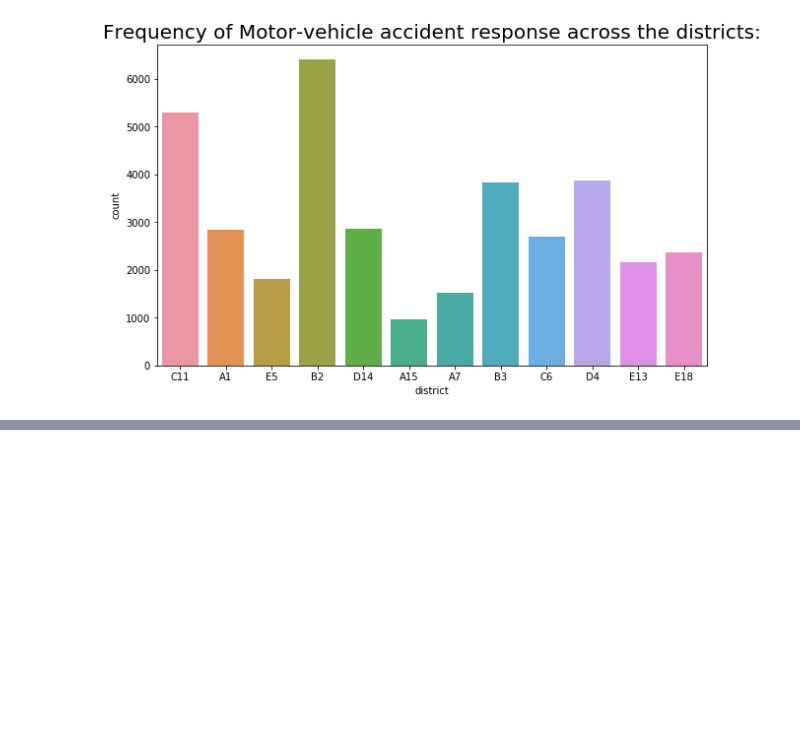
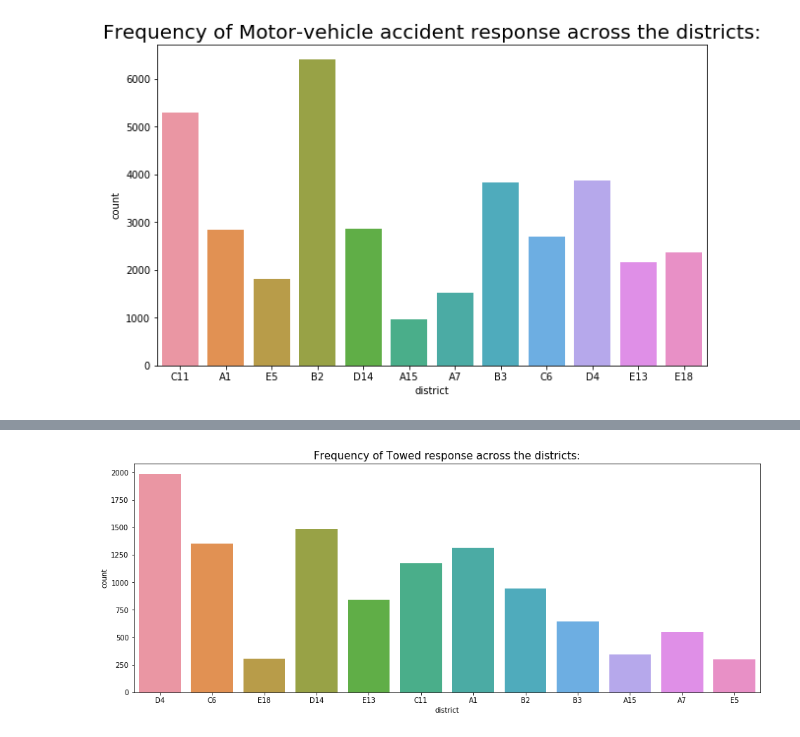
Before and after one commit to SANYAM1996/scatter-plotter, a Jupyter notebook: EDA_analysis.ipynb, the cells around one changed output, grey strips where cells are left out. Saved outputs shown, nothing was run; the diff lists cells and outputs as text; code cells hidden in the pictures; blank space fills up the shorter version.

```diff
--- a/EDA_analysis.ipynb
+++ b/EDA_analysis.ipynb
@@ -121,0 +142,8 @@ Text(0.5, 1.0, 'Frequency of Motor-vehicle accident response across the district
+# %%
+#specify thetype of crime from the above list
+def crime_specified(x):
+    crime_specified=data[data["offense_code_group"]==x]
+    plt.figure(figsize=(16,6))
+    sns.countplot(x="district",data=crime_specified)
+    plt.title("Frequency of "+str(x)+" "+"response across the districts:", fontsize=15)
+    return crime_specified
@@ -121,0 +175,4 @@ Text(0.5, 1.0, 'Frequency of Motor-vehicle accident response across the district
+# %%
+districts=crime_specified("Towed")
+# %% [output]
+[figure, added]
```
Also changed, not shown: parts of 7 cells of this notebook.
